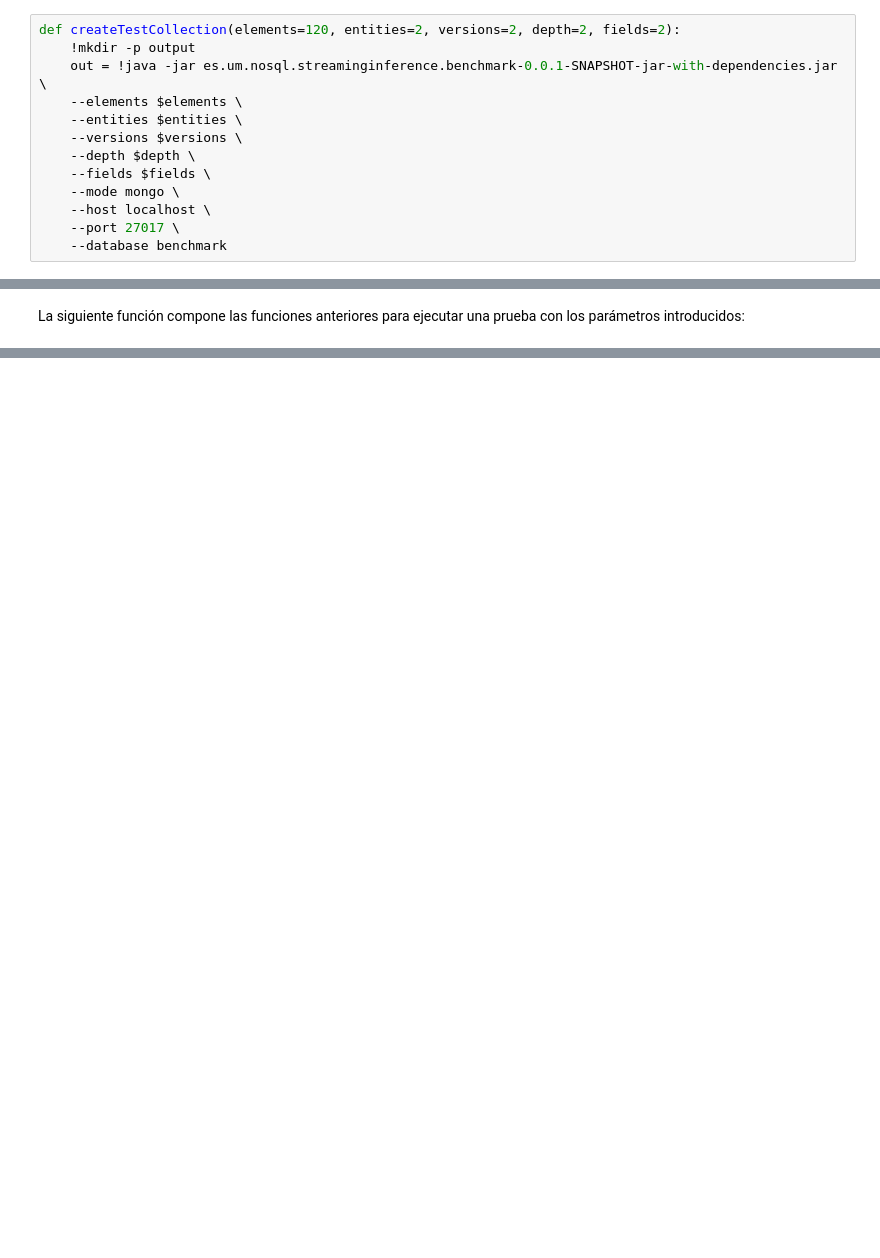
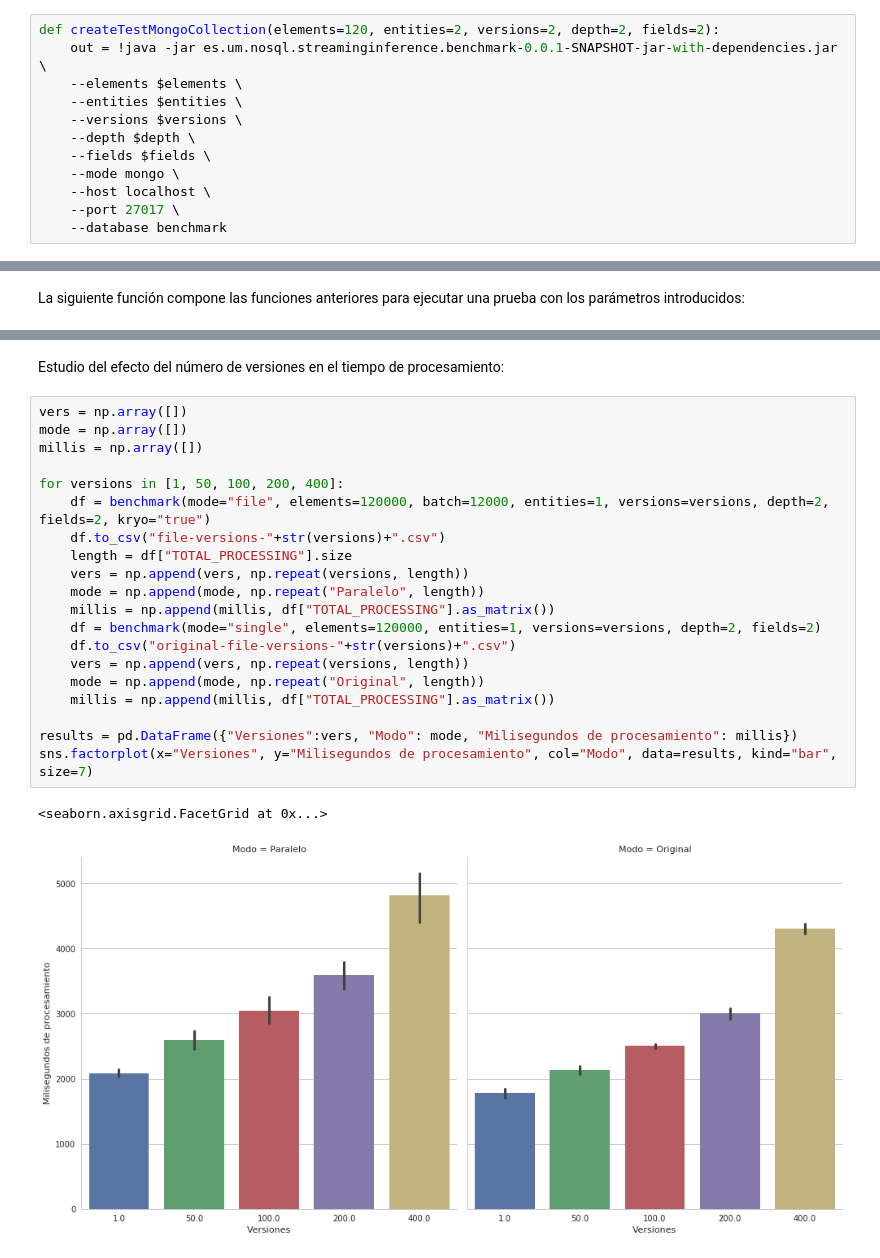
Before and after one commit to catedrasaes-umu/NoSQLDataEngineering, a Jupyter notebook: es.um.nosql.streaminginference.json2dbschema/benchmark/Benchmark.ipynb, the cells around one changed output, grey strips where cells are left out. Cells and saved outputs as stored; diff of their text form; blank space fills up the shorter version.

```diff
--- a/es.um.nosql.streaminginference.json2dbschema/benchmark/Benchmark.ipynb
+++ b/es.um.nosql.streaminginference.json2dbschema/benchmark/Benchmark.ipynb
@@ -16,8 +40,7 @@ import pandas as pd
 # %% [markdown]
 Esta función rellena la base de datos *benchmark* con entidades de prueba:
 # %%
-def createTestCollection(elements=120, entities=2, versions=2, depth=2, fields=2):
-    !mkdir -p output
+def createTestMongoCollection(elements=120, entities=2, versions=2, depth=2, fields=2):
     out = !java -jar es.um.nosql.streaminginference.benchmark-0.0.1-SNAPSHOT-jar-with-dependencies.jar \
     --elements $elements \
     --entities $entities \
@@ -89,0 +239,25 @@ for batch in [3000]:
+# %% [markdown]
+Estudio del efecto del número de versiones en el tiempo de procesamiento:
+# %%
+vers = np.array([])
+mode = np.array([])
+millis = np.array([])
+
+for versions in [1, 50, 100, 200, 400]:
+    df = benchmark(mode="file", elements=120000, batch=12000, entities=1, versions=versions, depth=2, fields=2, kryo="true")
+    df.to_csv("file-versions-"+str(versions)+".csv")
+    length = df["TOTAL_PROCESSING"].size
+    vers = np.append(vers, np.repeat(versions, length))
+    mode = np.append(mode, np.repeat("Paralelo", length))
+    millis = np.append(millis, df["TOTAL_PROCESSING"].as_matrix())
+    df = benchmark(mode="single", elements=120000, entities=1, versions=versions, depth=2, fields=2)
+    df.to_csv("original-file-versions-"+str(versions)+".csv")
+    vers = np.append(vers, np.repeat(versions, length))
+    mode = np.append(mode, np.repeat("Original", length))
+    millis = np.append(millis, df["TOTAL_PROCESSING"].as_matrix())
+
+results = pd.DataFrame({"Versiones":vers, "Modo": mode, "Milisegundos de procesamiento": millis})
+sns.factorplot(x="Versiones", y="Milisegundos de procesamiento", col="Modo", data=results, kind="bar", size=7)
+# %% [output]
+<seaborn.axisgrid.FacetGrid at 0x...>
+[figure, added]
```
Also changed, not shown: parts of 47 cells of this notebook, 13 other files.
